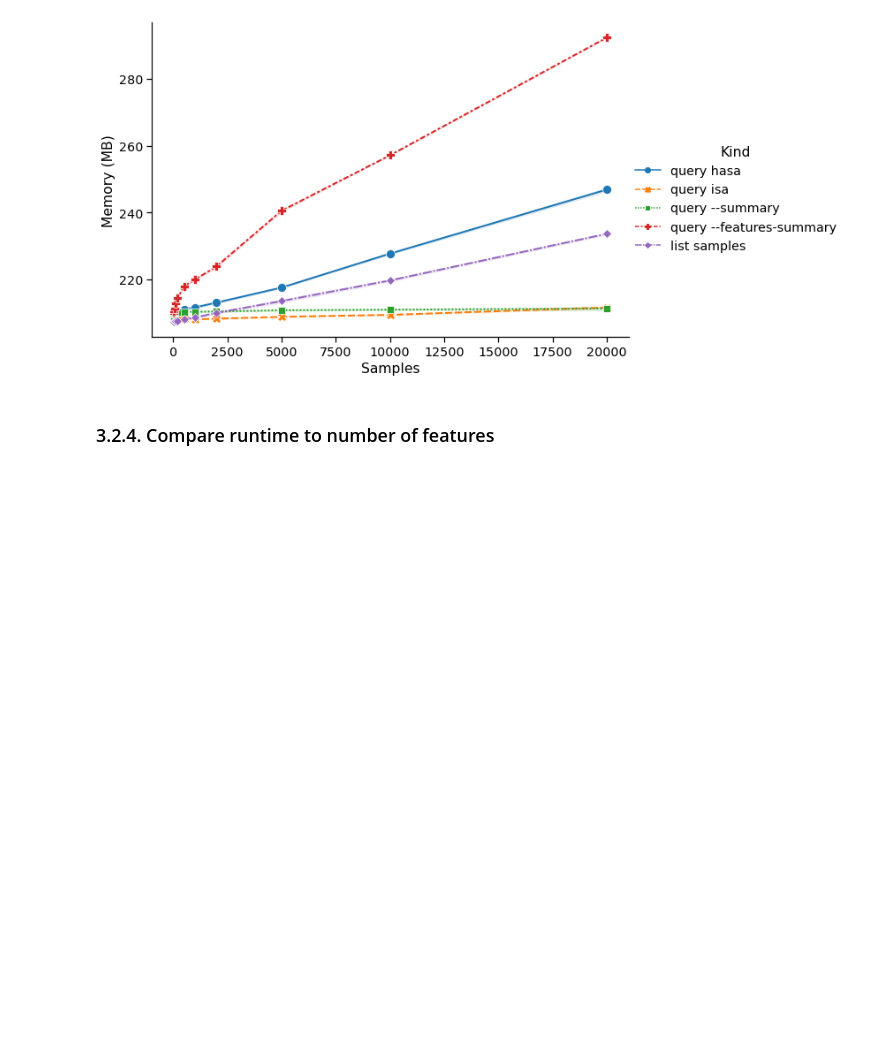
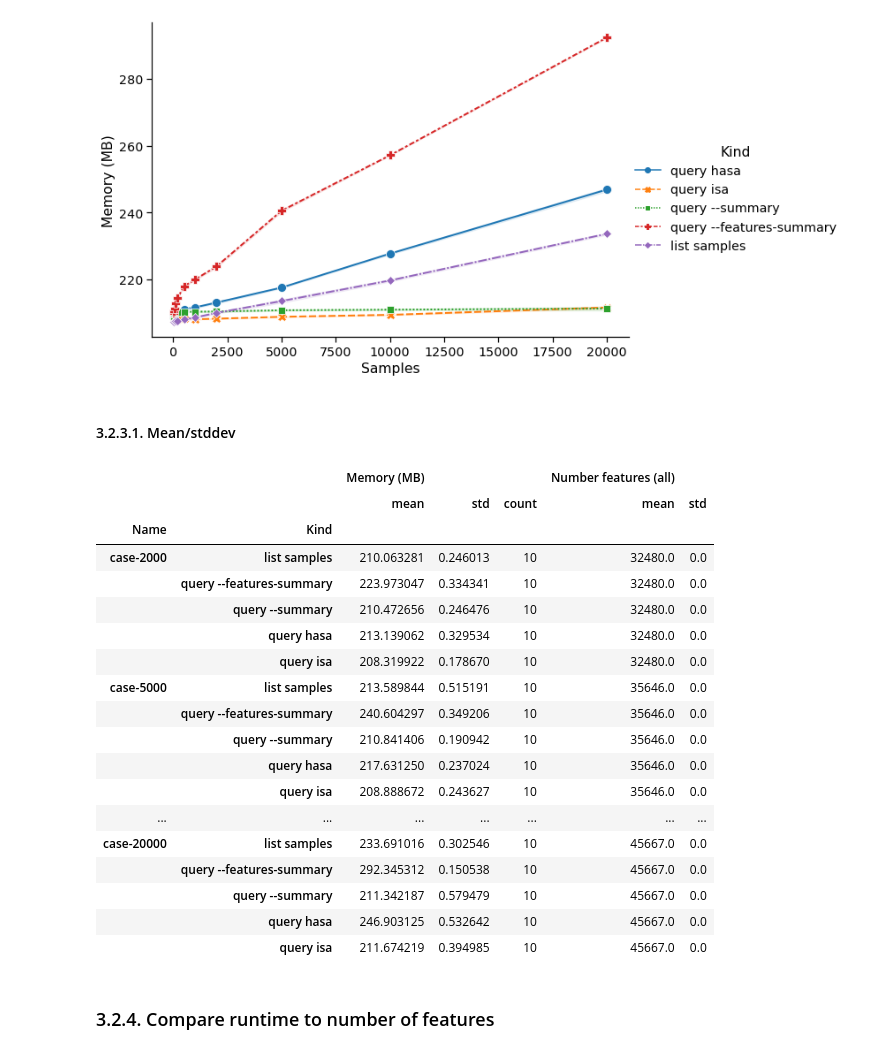
Before and after one commit to apetkau/genomics-data-index-evaluation-manuscript, a Jupyter notebook: evaluations/sars-cov-2/5-compare-results.ipynb, the cells around one changed output. Saved outputs shown, nothing was run; the diff lists cells and outputs as text; code cells hidden in the pictures; blank space fills up the shorter version.

```diff
--- a/evaluations/sars-cov-2/5-compare-results.ipynb
+++ b/evaluations/sars-cov-2/5-compare-results.ipynb
@@ -438,6 +568,32 @@ with sns.plotting_context("notebook", font_scale=1.3):
     plt.savefig('figures/query-cli-memory.pdf')
 # %% [output]
 [figure]
+# %% [markdown]
+#### 3.2.3.1. Mean/stddev
+# %%
+query_mean_df = query_cli_df.groupby(['Name', 'Kind']).agg({'Memory (MB)': ['mean', 'std', 'count'],
+                                                            'Number features (all)': ['mean', 'std']})
+query_mean_df.loc[['case-2000', 'case-5000', 'case-10000', 'case-20000']]
+# %% [output]
+|  |  | Memory (MB) |  |  | Number features (all) |  |
+|  |  | mean | std | count | mean | std |
+| Name | Kind |  |  |  |  |  |
+| case-2000 | list samples | 210.063281 | 0.246013 | 10 | 32480.0 | 0.0 |
+|  | query --features-summary | 223.973047 | 0.334341 | 10 | 32480.0 | 0.0 |
+|  | query --summary | 210.472656 | 0.246476 | 10 | 32480.0 | 0.0 |
+|  | query hasa | 213.139062 | 0.329534 | 10 | 32480.0 | 0.0 |
+|  | query isa | 208.319922 | 0.178670 | 10 | 32480.0 | 0.0 |
+| case-5000 | list samples | 213.589844 | 0.515191 | 10 | 35646.0 | 0.0 |
+|  | query --features-summary | 240.604297 | 0.349206 | 10 | 35646.0 | 0.0 |
+|  | query --summary | 210.841406 | 0.190942 | 10 | 35646.0 | 0.0 |
+|  | query hasa | 217.631250 | 0.237024 | 10 | 35646.0 | 0.0 |
+|  | query isa | 208.888672 | 0.243627 | 10 | 35646.0 | 0.0 |
+| ... | ... | ... | ... | ... | ... | ... |
+| case-20000 | list samples | 233.691016 | 0.302546 | 10 | 45667.0 | 0.0 |
+|  | query --features-summary | 292.345312 | 0.150538 | 10 | 45667.0 | 0.0 |
+|  | query --summary | 211.342187 | 0.579479 | 10 | 45667.0 | 0.0 |
+|  | query hasa | 246.903125 | 0.532642 | 10 | 45667.0 | 0.0 |
+|  | query isa | 211.674219 | 0.394985 | 10 | 45667.0 | 0.0 |
 # %% [markdown]
 ### 3.2.4. Compare runtime to number of features
 # %%
```
Also changed, not shown: parts of 14 cells of this notebook.
